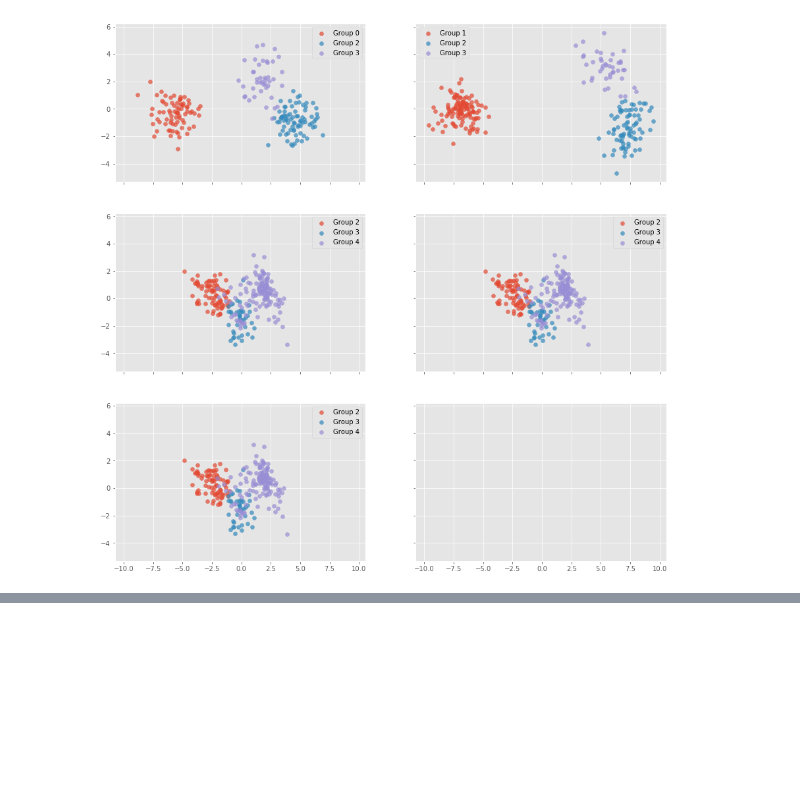
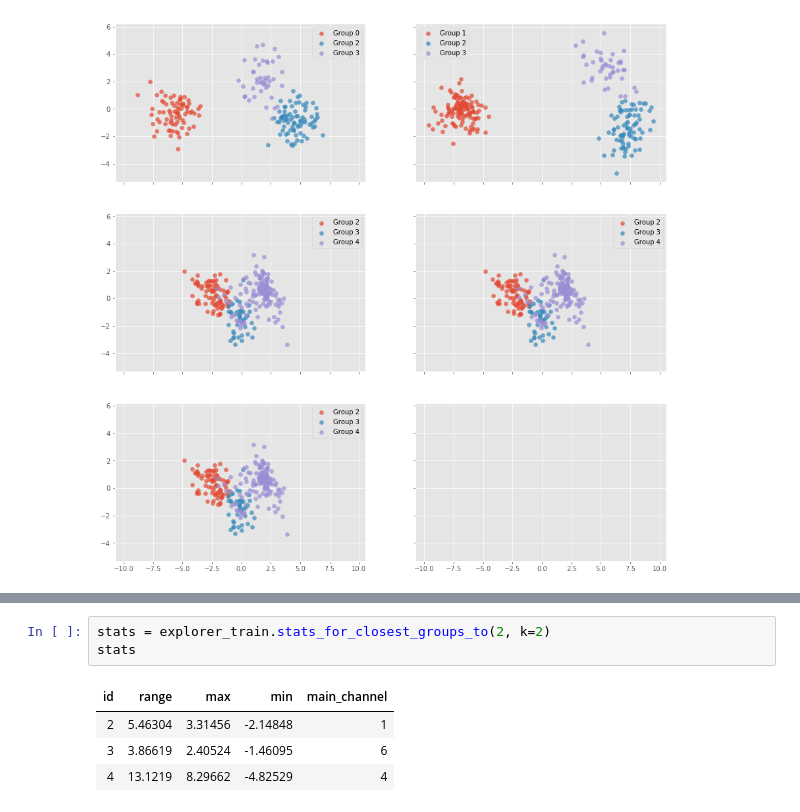
Before and after one commit to edublancas/neural-clustering, a Jupyter notebook: notebooks/cluster-evaluation.ipynb, the cells around one changed output, grey strips where cells are left out. Cells and saved outputs as stored; diff of their text form; blank space fills up the shorter version.

```diff
--- a/notebooks/cluster-evaluation.ipynb
+++ b/notebooks/cluster-evaluation.ipynb
@@ -77,0 +78,8 @@ explorer_train.plot_closest_templates_to(group_id=0, k=2)
+# %%
+stats = explorer_train.stats_for_closest_groups_to(2, k=2)
+stats
+# %% [output]
+| id | range | max | min | main_channel |
+| 2 | 5.46304 | 3.31456 | -2.14848 | 1 |
+| 3 | 3.86619 | 2.40524 | -1.46095 | 6 |
+| 4 | 13.1219 | 8.29662 | -4.82529 | 4 |
```
Also changed, not shown: parts of 1 cell of this notebook, 4 other files.
